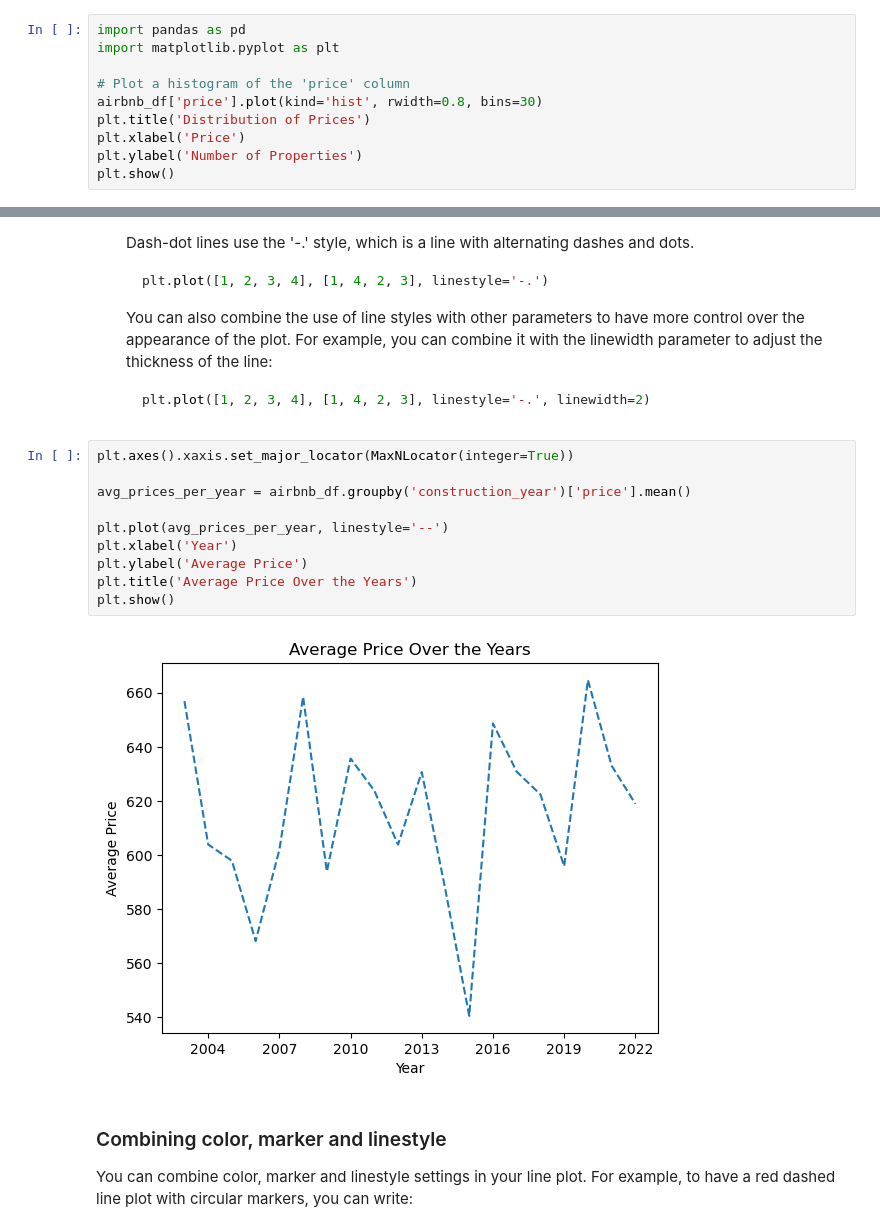
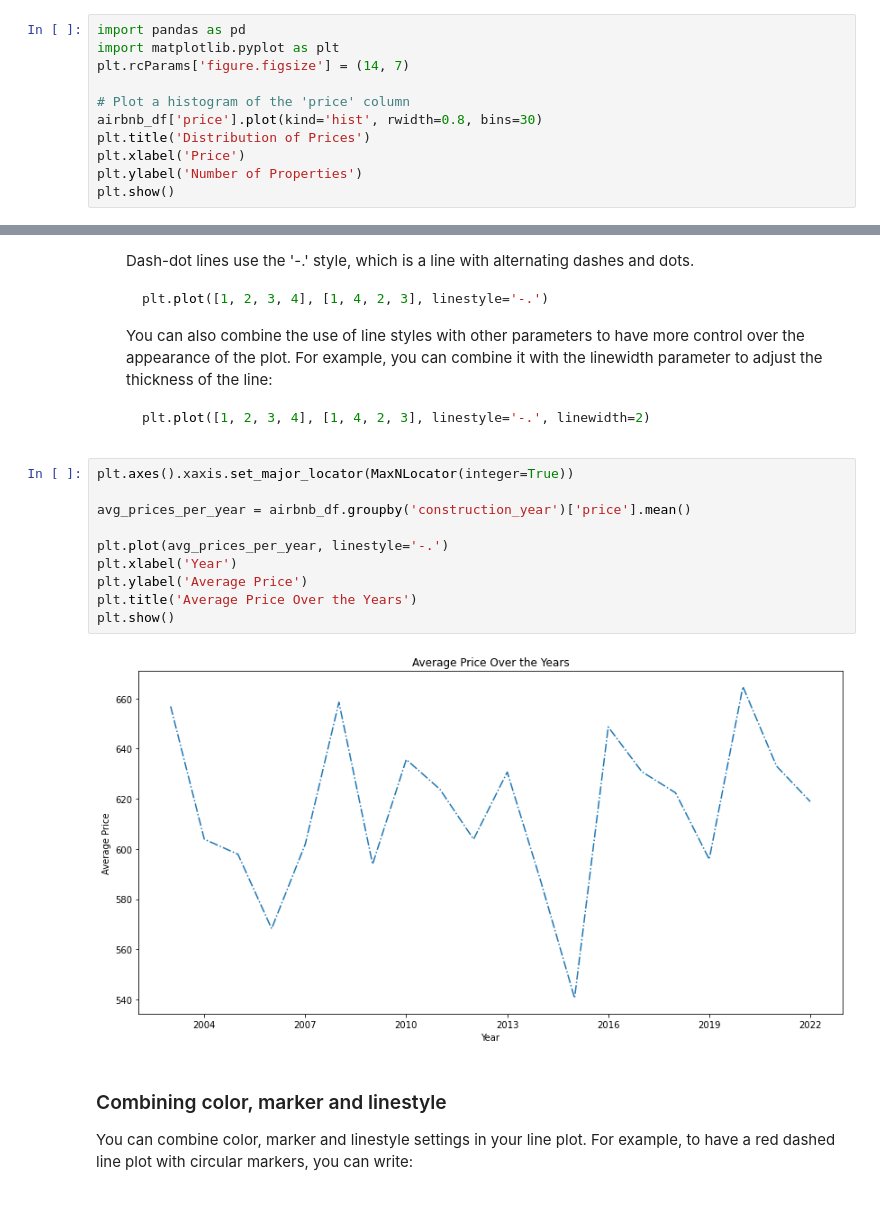
Before and after one commit to byrocuy/REA-AI_Mastery, a Jupyter notebook: week-1/session-3/00_visualization.ipynb, the cells around one changed output, grey strips where cells are left out. Cells and saved outputs as stored; diff of their text form; blank space fills up the shorter version.

```diff
--- a/week-1/session-3/00_visualization.ipynb
+++ b/week-1/session-3/00_visualization.ipynb
@@ -103,6 +103,7 @@ Let's say we want to visualize the distribution of prices in our Airbnb dataset.
 # %%
 import pandas as pd
 import matplotlib.pyplot as plt
+plt.rcParams['figure.figsize'] = (14, 7)
 
 # Plot a histogram of the 'price' column
 airbnb_df['price'].plot(kind='hist', rwidth=0.8, bins=30)
@@ -414,15 +490,15 @@ Here are a few examples of common line styles:
 # %%
 plt.axes().xaxis.set_major_locator(MaxNLocator(integer=True))
 
 avg_prices_per_year = airbnb_df.groupby('construction_year')['price'].mean()
 
-plt.plot(avg_prices_per_year, linestyle='--')
+plt.plot(avg_prices_per_year, linestyle='-.')
 plt.xlabel('Year')
 plt.ylabel('Average Price')
 plt.title('Average Price Over the Years')
 plt.show()
 # %% [output]
-[figure, old version]
+[figure, new version]
 # %% [markdown]
 ### Combining color, marker and linestyle
 
```
Also changed, not shown: parts of 25 cells of this notebook, 1 other file.
